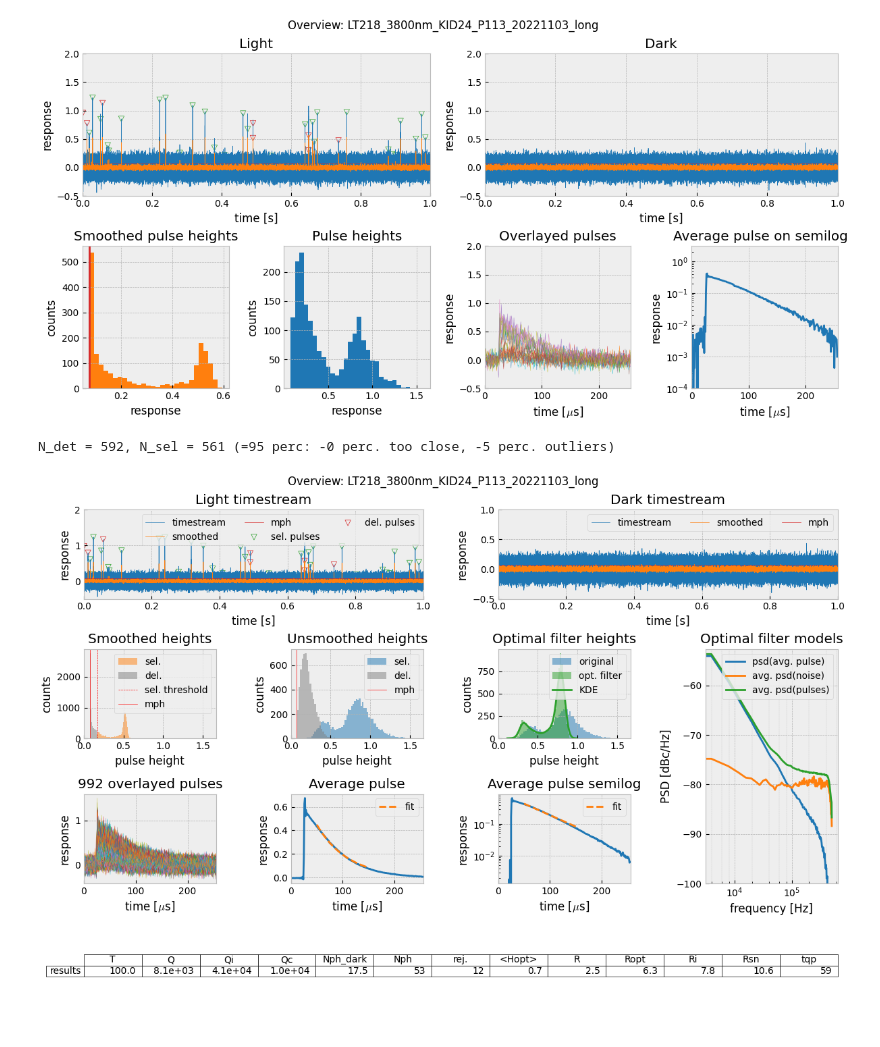
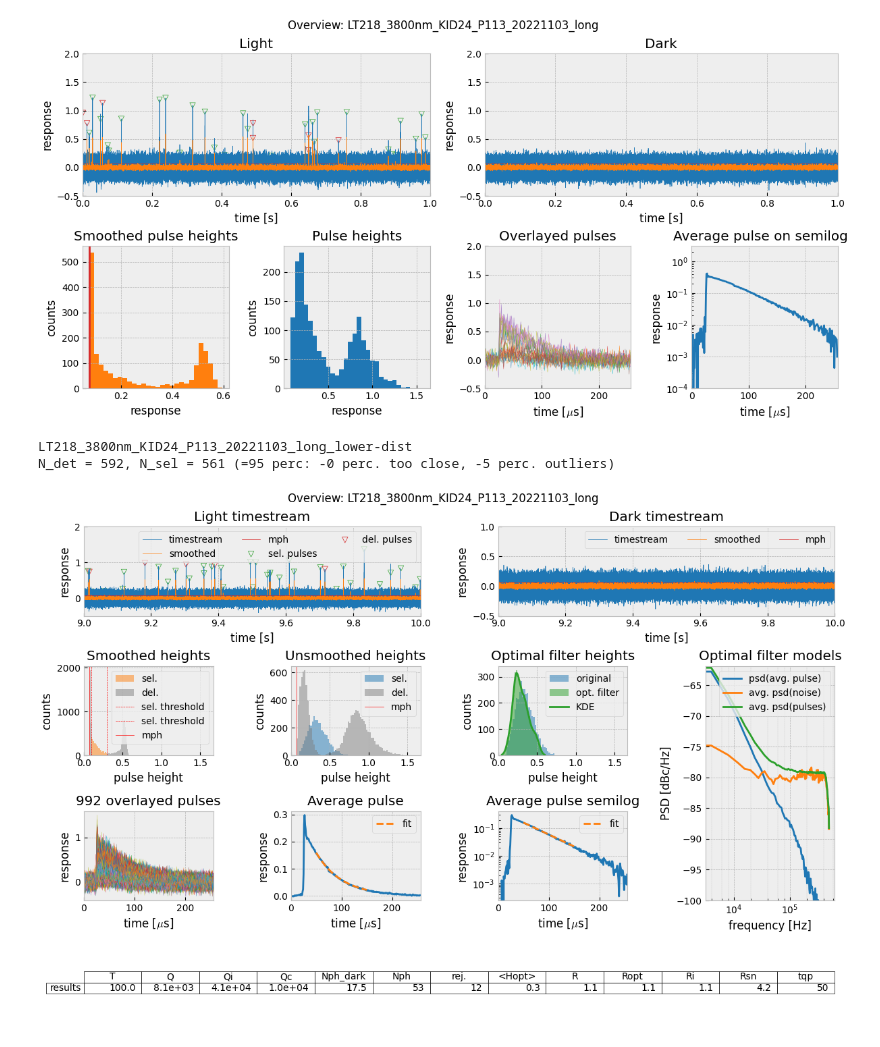
Before and after one commit to wilbertras/python-pulse-analysis, a Jupyter notebook: Data analysis scripts/LT218_38um.ipynb, the cells around one changed output. Saved outputs shown, nothing was run; the diff lists cells and outputs as text; code cells hidden in the pictures.

```diff
--- a/Data analysis scripts/LT218_38um.ipynb
+++ b/Data analysis scripts/LT218_38um.ipynb
@@ -98,16 +99,24 @@ mkid = LT218_KID24_P113      # choose the object you want to analyze
 psc = 0.075
 nsc = 0.075
 settings = {'sf':1e6,'coord':'smith','response':'X','pw':256,'sw':50,'window':'box','ssf':1,'buffer':0.125,'mph':psc,'mpp':psc,'noise_mph':nsc,'noise_mpp':nsc,
-            'nr_noise_segments':100,'binsize':0.02,'H_range':.17,'fit_T':[50, 150],'max_bw':10000,'tlim':[0, 1],'filter_std':5,'rise_offset':0.1}
+            'nr_noise_segments':100,'binsize':0.02,'H_range':(.10, .3),'fit_T':[50, 150],'max_bw':10000,'tlim':[9, 10],'filter_std':5,'rise_offset':0.1}
 # %%
 # the mkid.initiate attribute is for quickly checking how the pulse selection and alignment is going. It will only analyze one chunck of binfiles that was set by the initiation of the object.
 mkid.initiate(settings,f,binsize=0.05,dpulse=100,plot_pulse=None, below=.1)
 # %% [output]
 N_det = 2085, N_sel = 1830 (=88 perc: -2 perc. too close, -10 perc. outliers)
 [figure]
-# %%
-# the mkid.overview attribute does the full pulse analysis and provides an overview plot of all the relevant parameters
-mkid.overview(settings, f, redo_peak_model=False, save=True, figpath='../Results/')
-# %% [output]
-N_det = 592, N_sel = 561 (=95 perc: -0 perc. too close, -5 perc. outliers)
-[figure, removed]
+# %%
+mkid = LT218_KID24_P113      # choose the object you want to analyze
+mkid.name = 'LT%d_%dnm_KID%d_P%d_%s' % (LT, wavelength, kid_nr, pread, comment)
+settings['H_range'] = 0.10
+mkid.overview(settings, f, redo_peak_model=True, save=False, figpath='../Results/')
+# %%
+mkid = LT218_KID24_P113      # choose the object you want to analyze
+mkid.name = 'LT%d_%dnm_KID%d_P%d_%s_lower-dist' % (LT, wavelength, kid_nr, pread, comment)
+settings['H_range'] = (.10, .30)
+mkid.overview(settings, f, redo_peak_model=False, save=False, figpath='../Results/')
+# %% [output]
+LT218_3800nm_KID24_P113_20221103_long_lower-dist
+N_det = 592, N_sel = 561 (=95 perc: -0 perc. too close, -5 perc. outliers)
+[figure, added]
```
Also changed, not shown: parts of 4 cells of this notebook, 10 other files.
